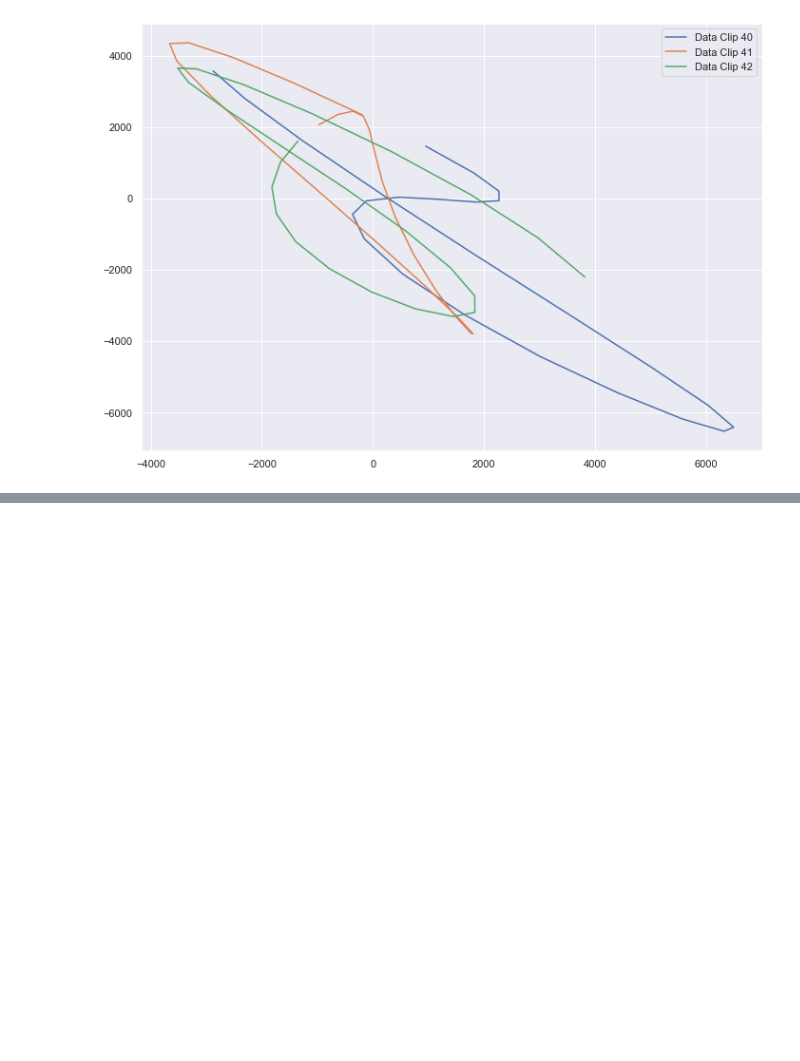
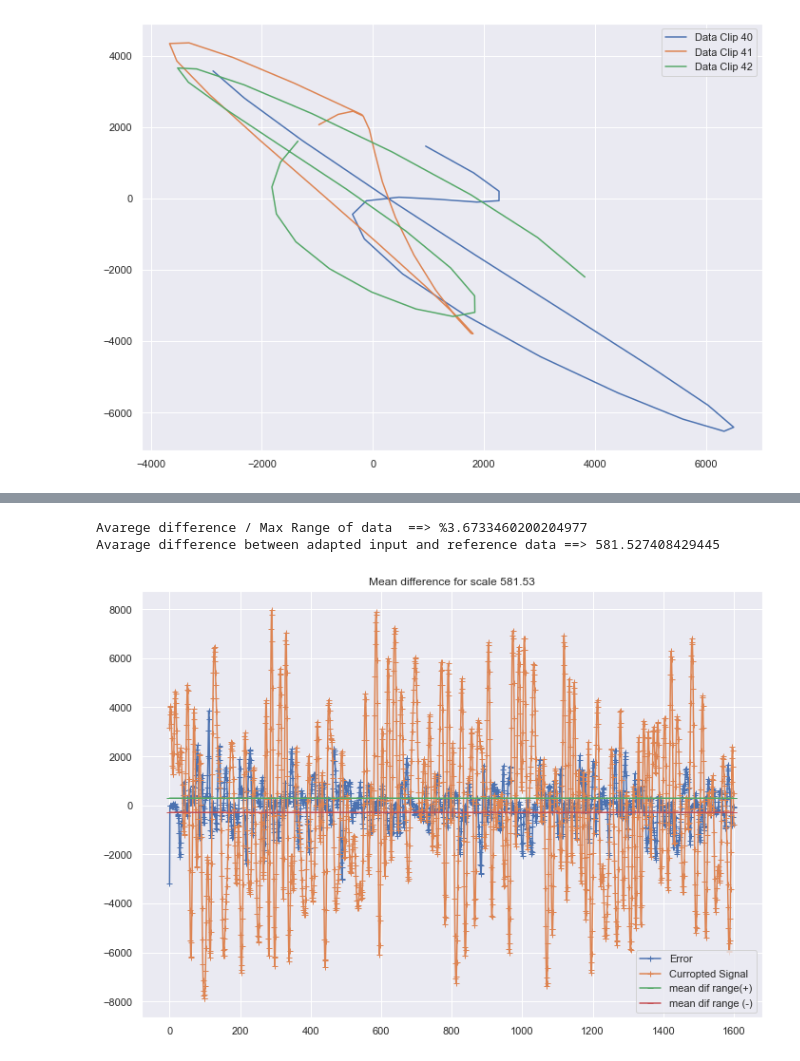
Before and after one commit to EnesErcin/Recursive_Least-Squares_Algorithm, a Jupyter notebook: By using Python/Recursive Least Squares/RLS.ipynb, the cells around one changed output, grey strips where cells are left out. Saved outputs shown, nothing was run; the diff lists cells and outputs as text; code cells hidden in the pictures; blank space fills up the shorter version.

```diff
--- a/By using Python/Recursive Least Squares/RLS.ipynb
+++ b/By using Python/Recursive Least Squares/RLS.ipynb
@@ -245,0 +144,15 @@ plt.legend()
+# %%
+line_refernce = np.linspace(0,len(dif),len(dif))
+plt.plot(line_refernce,dif,marker="+",label='Error')
+line_refernce = np.linspace(0,test_size,test_size)
+plt.plot(line_refernce,RX_Q_data[delay+i*est_per:(i+1)*(est_per)+delay],marker="+",label='Curropted Signal')
+plt.plot(line_refernce,np.linspace(np.average(np.abs(dif)/2),np.average(np.abs(dif)/2),test_size),marker="_",label="mean dif range(+)")
+plt.plot(line_refernce,np.linspace(-np.average(np.abs(dif)/2),-np.average(np.abs(dif)/2),test_size),marker="_",label="mean dif range (-)")
+plt.title("Mean difference for scale %.2f"  %(np.average(np.abs(dif))))
+plt.legend()
+print("Avarege difference / Max Range of data  ==> %{}".format(100*np.average(np.abs(dif))/range_dif))
+print("Avarage difference between adapted input and reference data ==> {}".format(np.average(np.abs(dif))))
+# %% [output]
+Avarege difference / Max Range of data  ==> %3.6733460200204977
+Avarage difference between adapted input and reference data ==> 581.527408429445
+[figure, added]
```
Also changed, not shown: parts of 19 cells of this notebook, 53 other files.
